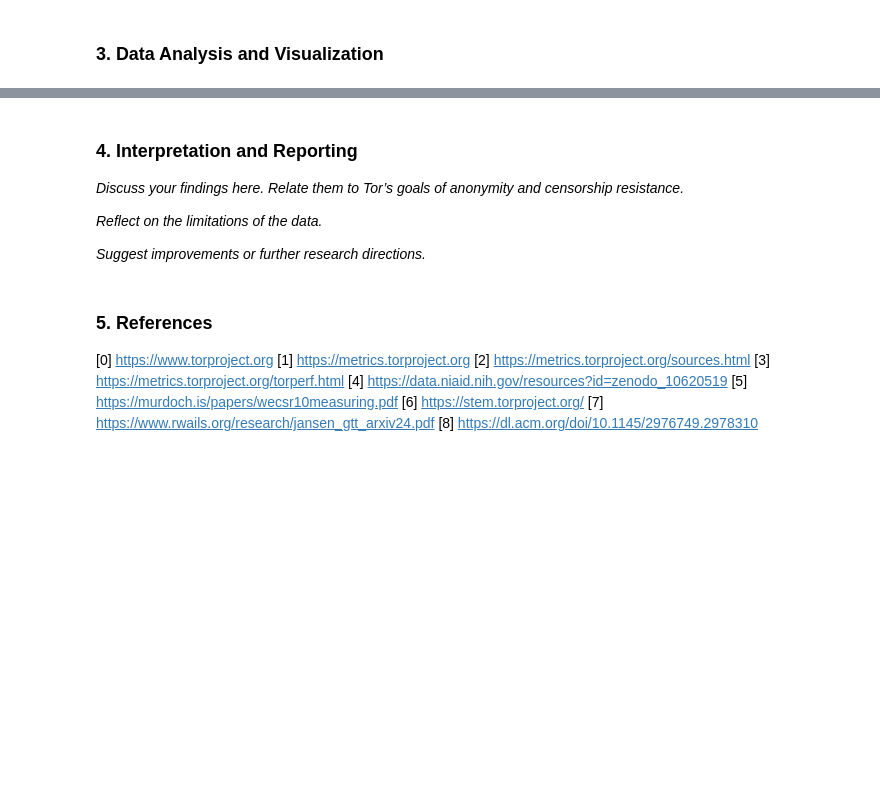
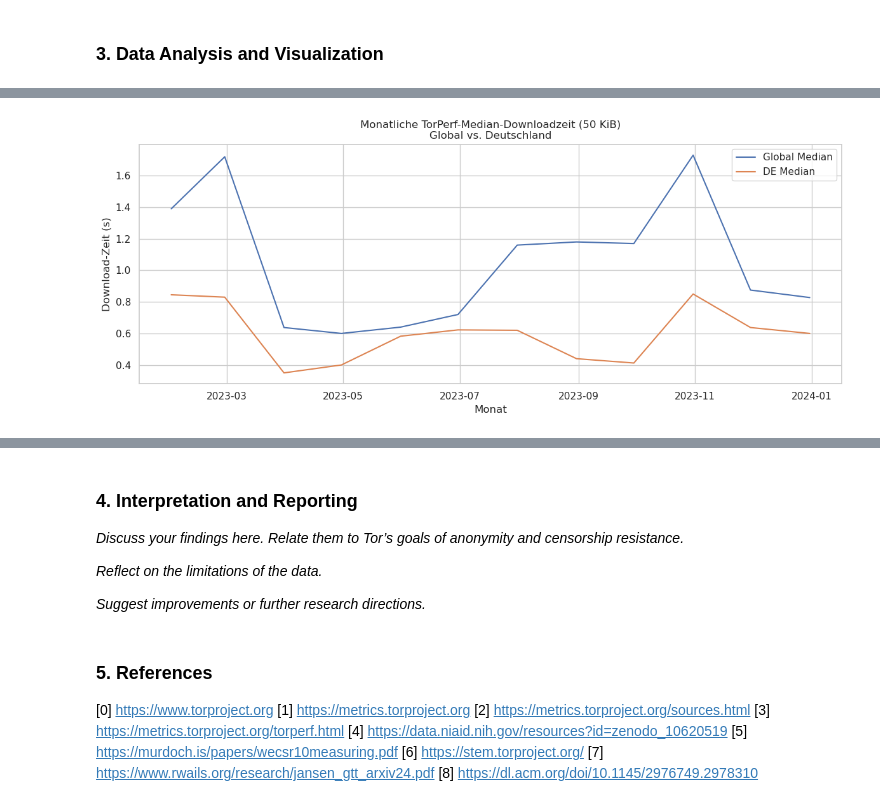
Before and after one commit to jhannesreimann/MSI2025, a Jupyter notebook: Assignment 4/Tor_Network_Analysis.ipynb, the cells around one changed output, grey strips where cells are left out. Saved outputs shown, nothing was run; the diff lists cells and outputs as text; code cells hidden in the pictures; blank space fills up the shorter version.

```diff
--- a/Assignment 4/Tor_Network_Analysis.ipynb
+++ b/Assignment 4/Tor_Network_Analysis.ipynb
@@ -139,0 +415,82 @@ plt.show()
+# %%
+# --- A) German-performance: aus df_perf filtern ---
+# Liste der deutschen Quellen
+de_sources = ['op-de6a', 'op-de7a', 'op-de8a']
+# Filter auf deutsche Messpunkte
+df_perf_de = df_perf[df_perf['source'].isin(de_sources)].copy()
+df_perf_de['date'] = pd.to_datetime(df_perf_de['date'])
+
+# --- B) Monatliche Median-Downloadzeiten berechnen ---
+# Global (aller Quellen)
+perf_global_monthly = (
+    df_perf.set_index('date')['md']
+    .resample('M')
+    .median()
+    .rename('md_global')
+    .reset_index()
+)
+# Deutschland (nur de_sources)
+perf_de_monthly = (
+    df_perf_de.set_index('date')['md']
+    .resample('M')
+    .median()
+    .rename('md_de')
+    .reset_index()
+)
+
+# --- C) Visualisierung: Zeitreihe global vs. DE ---
+plt.figure(figsize=(12,5))
+sns.lineplot(data=perf_global_monthly, x='date', y='md_global', label='Global Median')
+sns.lineplot(data=perf_de_monthly,     x='date', y='md_de',     label='DE Median')
+plt.title('Monatliche TorPerf-Median-Downloadzeit (50 KiB)\nGlobal vs. Deutschland')
+plt.xlabel('Monat')
+plt.ylabel('Download-Zeit (s)')
+plt.legend()
+plt.tight_layout()
+plt.show()
+
+# --- D) Korrelation mit Port-443-BW-Anteil (df_monthly_de v. perf_de_monthly) ---
+# Wir benötigen df_monthly_de mit pct_bw443 pro Monat aus vorherigem Cell
+# Falls noch nicht vorhanden, hier kurz neu berechnen:
+# (Nur falls df_monthly_de fehlt – sonst diesen Block überspringen)
+try:
+    df_monthly_de
+except NameError:
+    # siehe vorheriger Cell: Monatliche BW-Anteile für DE berechnen
+    df_all = fetch_exit_relays()  # global helper aus vorheriger Cell
+    df_de  = fetch_exit_relays("de")
+    df_de = df_de.copy()
+    df_de['allows_443'] = df_de['exit_policy_summary.accept'].apply(
+        lambda lst: isinstance(lst, list) and any(str(p).split('-')[0]=="443" for p in lst)
+    )
+    df_de['bw_mbps'] = df_de['bandwidth_rate'] * 8 / 1e6
+    df_de.index = pd.to_datetime(df_de['published'])
+    df_monthly_de = (
+        df_de.resample('M')
+             .apply({'bw_mbps':'sum','allows_443':'sum'})
+             .rename(columns={'allows_443':'count_443'})
+    )
+    df_monthly_de['pct_bw443'] = df_monthly_de['bw_mbps'] / df_de['bw_mbps'].sum() * 100
+    df_monthly_de = df_monthly_de.reset_index().rename(columns={'index':'month'})
+
+# Merge DE-BW-Anteil mit DE-Performance
+merge = pd.merge(
+    perf_de_monthly,
+    df_monthly_de[['month','pct_bw443']],
+    left_on='date',
+    right_on='month'
+).dropna()
+
+r, p = pearsonr(merge['pct_bw443'], merge['md_de'])
+print(f"Pearson r (DE pct_bw443 vs. md_de): {r:.2f}, p-value = {p:.3f}")
+
+# Scatterplot mit Regression
+plt.figure(figsize=(6,5))
+sns.regplot(data=merge, x='pct_bw443', y='md_de')
+plt.title('DE: 443-BW-Anteil vs. Median-Downloadzeit')
+plt.xlabel('Port 443 BW-Anteil (%)')
+plt.ylabel('Median-Downloadzeit (s)')
+plt.tight_layout()
+plt.show()
+# %% [output]
+[figure, added]
```
Also changed, not shown: parts of 9 cells of this notebook.
